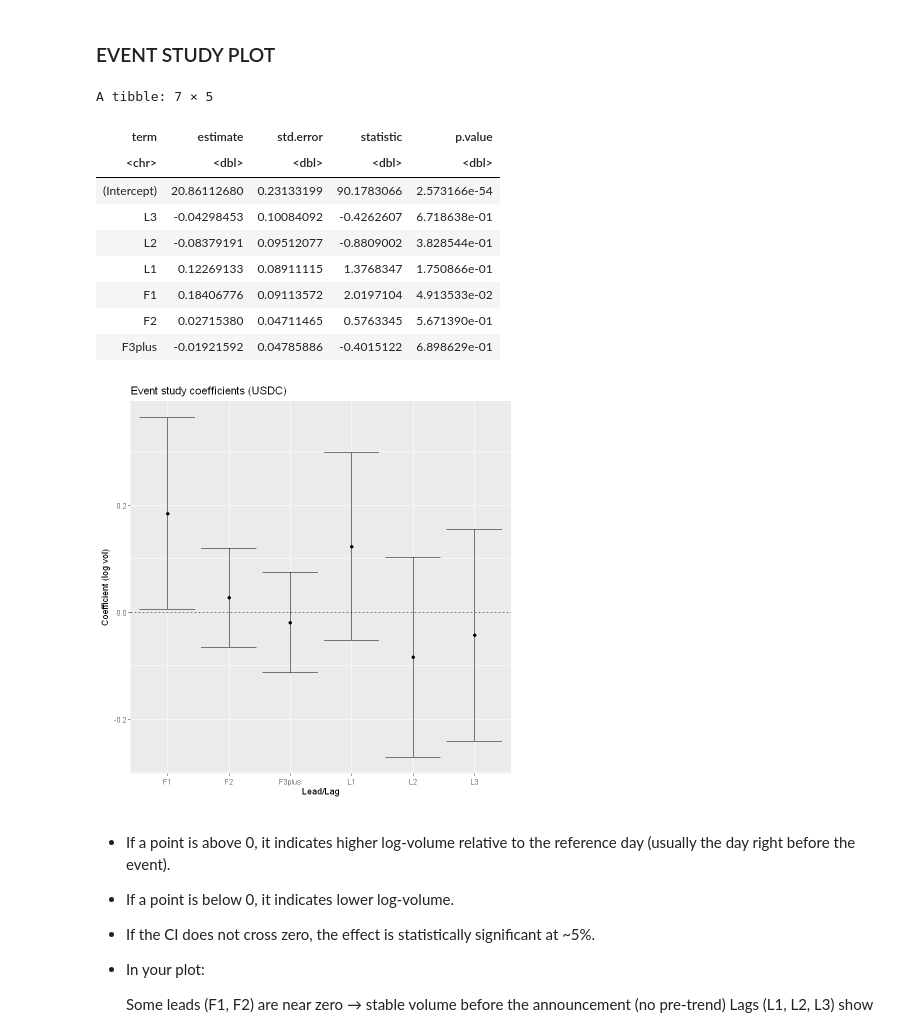
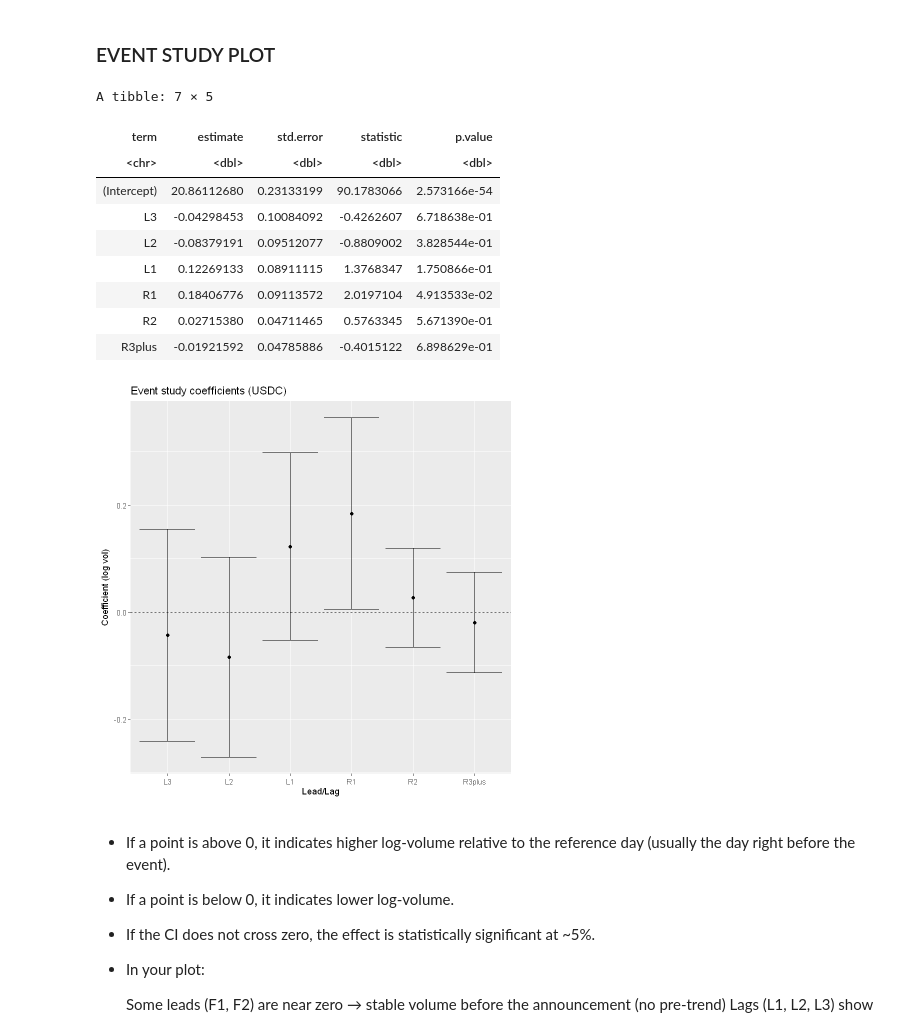
Before and after one commit to Speculatorrr/Stablecoin, a Jupyter notebook: project.ipynb, the cells around one changed output. Cells and saved outputs as stored; diff of their text form; code cells hidden in the pictures.

```diff
--- a/project.ipynb
+++ b/project.ipynb
@@ -300,44 +300,45 @@ ann_windows2 <- ann_windows %>%
      Z == -2 ~ "L2",
      Z == -1 ~ "L1",
      Z == 0  ~ "0",
-     Z == 1  ~ "F1",
-     Z == 2  ~ "F2",
+     Z == 1  ~ "R1",
+     Z == 2  ~ "R2",
      Z >= 3  ~ "3_or_more"
   ))
 
 
 # easier: build dummies explicitly
 ann_windows3 <- ann_windows2 %>%
   mutate(L3 = as.integer(Z == -3),
          L2 = as.integer(Z == -2),
          L1 = as.integer(Z == -1),
-         F1 = as.integer(Z == 1),
-         F2 = as.integer(Z == 2),
-         F3plus = as.integer(Z >= 3))
+         R1 = as.integer(Z == 1),
+         R2 = as.integer(Z == 2),
+         R3plus = as.integer(Z >= 3))
 
-evt_usdc <- feols(log_vol_usdc ~ L3 + L2 + L1 + F1 + F2 + F3plus | 0, cluster = ~fomc_id, data = ann_windows3)
+evt_usdc <- feols(log_vol_usdc ~ L3 + L2 + L1 + R1 + R2 + R3plus | 0, cluster = ~fomc_id, data = ann_windows3)
 coefs <- broom::tidy(evt_usdc)
 # plot with ggplot
 coefs %>%
-  filter(term %in% c("L3","L2","L1","F1","F2","F3plus")) %>%
+  filter(term %in% c("L3","L2","L1","R1","R2","R3plus")) %>%
+  mutate(term = factor(term, levels = c("L3","L2","L1","R1","R2","R3plus"))) %>%
   ggplot(aes(x = term, y = estimate)) +
    geom_point() + geom_errorbar(aes(ymin=estimate - 1.96*std.error, ymax=estimate + 1.96*std.error)) +
    geom_hline(yintercept = 0, linetype = "dashed") +
    labs(title="Event study coefficients (USDC)", y="Coefficient (log vol)", x="Lead/Lag")
 
 coefs
 # %% [output]
 A tibble: 7 × 5
 | term | estimate | std.error | statistic | p.value |
 | <chr> | <dbl> | <dbl> | <dbl> | <dbl> |
 | (Intercept) | 20.86112680 | 0.23133199 | 90.1783066 | 2.573166e-54 |
 | L3 | -0.04298453 | 0.10084092 | -0.4262607 | 6.718638e-01 |
 | L2 | -0.08379191 | 0.09512077 | -0.8809002 | 3.828544e-01 |
 | L1 | 0.12269133 | 0.08911115 | 1.3768347 | 1.750866e-01 |
-| F1 | 0.18406776 | 0.09113572 | 2.0197104 | 4.913533e-02 |
-| F2 | 0.02715380 | 0.04711465 | 0.5763345 | 5.671390e-01 |
-| F3plus | -0.01921592 | 0.04785886 | -0.4015122 | 6.898629e-01 |
+| R1 | 0.18406776 | 0.09113572 | 2.0197104 | 4.913533e-02 |
+| R2 | 0.02715380 | 0.04711465 | 0.5763345 | 5.671390e-01 |
+| R3plus | -0.01921592 | 0.04785886 | -0.4015122 | 6.898629e-01 |
-[figure, old version]
+[figure, new version]
 # %% [markdown]
 - If a point is above 0, it indicates higher log-volume relative to the reference day (usually the day right before the event).
 
```
Also changed, not shown: parts of 1 cell of this notebook.
